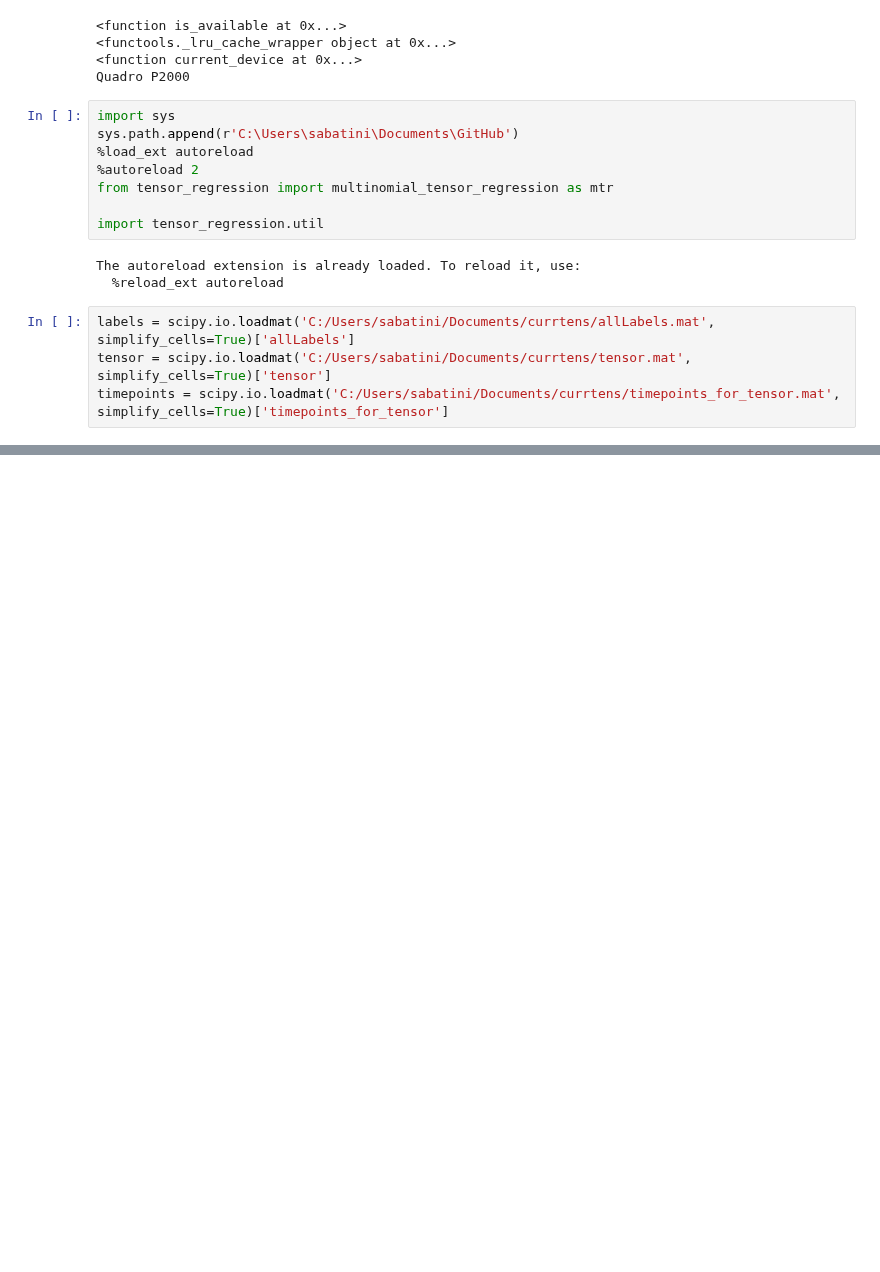
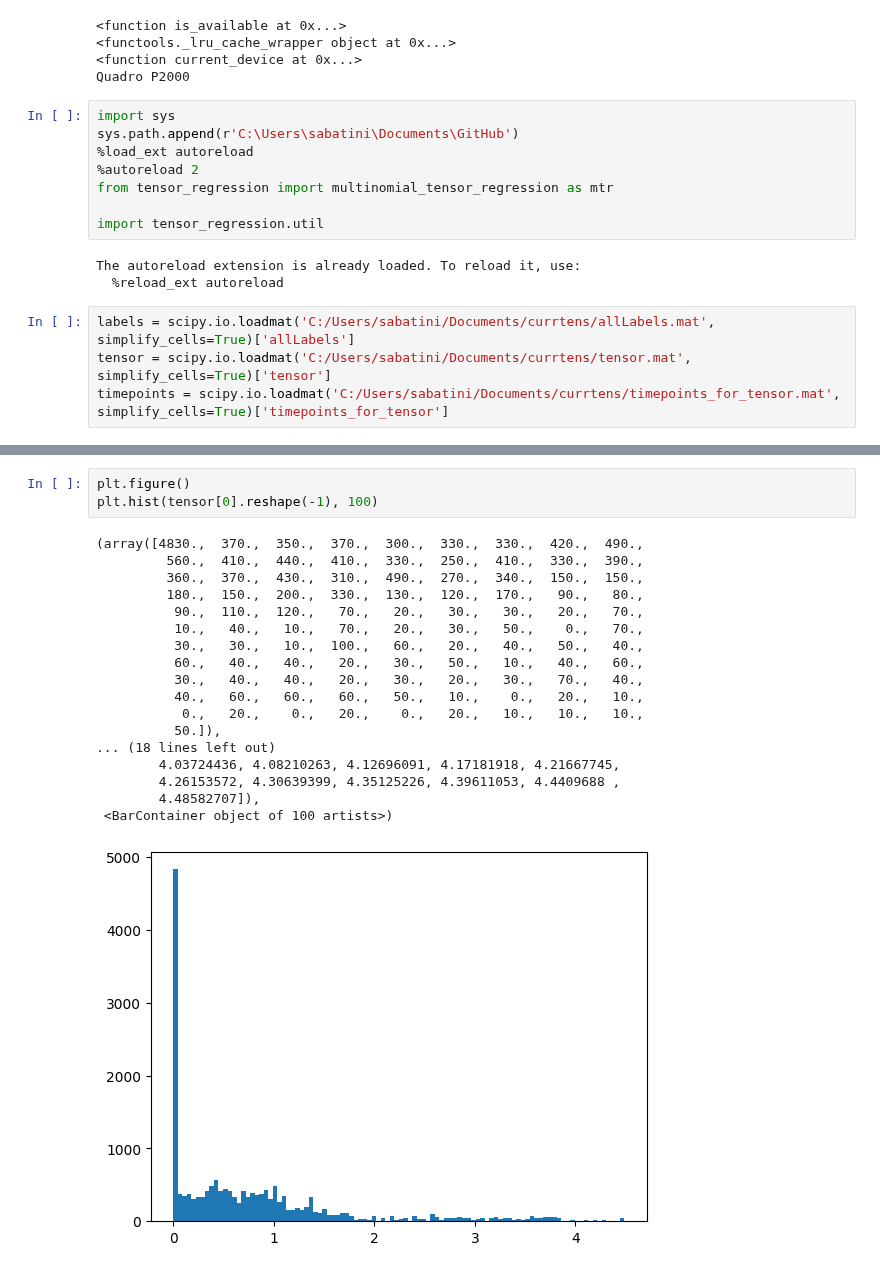
Before and after one commit to kimerein/tensor_regression, a Jupyter notebook: demo_tensorRegression_forKim.ipynb, the cells around one changed output, grey strips where cells are left out. Cells and saved outputs as stored; diff of their text form; blank space fills up the shorter version.

```diff
--- a/demo_tensorRegression_forKim.ipynb
+++ b/demo_tensorRegression_forKim.ipynb
@@ -56,2 +56,24 @@ timepoints: (16,)
+# %%
+plt.figure()
+plt.hist(tensor[0].reshape(-1), 100)
+# %% [output]
+(array([4830.,  370.,  350.,  370.,  300.,  330.,  330.,  420.,  490.,
+         560.,  410.,  440.,  410.,  330.,  250.,  410.,  330.,  390.,
+         360.,  370.,  430.,  310.,  490.,  270.,  340.,  150.,  150.,
+         180.,  150.,  200.,  330.,  130.,  120.,  170.,   90.,   80.,
+          90.,  110.,  120.,   70.,   20.,   30.,   30.,   20.,   70.,
+          10.,   40.,   10.,   70.,   20.,   30.,   50.,    0.,   70.,
+          30.,   30.,   10.,  100.,   60.,   20.,   40.,   50.,   40.,
+          60.,   40.,   40.,   20.,   30.,   50.,   10.,   40.,   60.,
+          30.,   40.,   40.,   20.,   30.,   20.,   30.,   70.,   40.,
+          40.,   60.,   60.,   60.,   50.,   10.,    0.,   20.,   10.,
+           0.,   20.,    0.,   20.,    0.,   20.,   10.,   10.,   10.,
+          50.]),
+... (18 lines left out)
+        4.03724436, 4.08210263, 4.12696091, 4.17181918, 4.21667745,
+        4.26153572, 4.30639399, 4.35125226, 4.39611053, 4.4409688 ,
+        4.48582707]),
+ <BarContainer object of 100 artists>)
+[figure, added]
 # %%
 X = np.array(np.nan_to_num(tensor).transpose((2,0,1)), dtype=np.float32)
```
Also changed, not shown: parts of 7 cells of this notebook, 2 other files.
